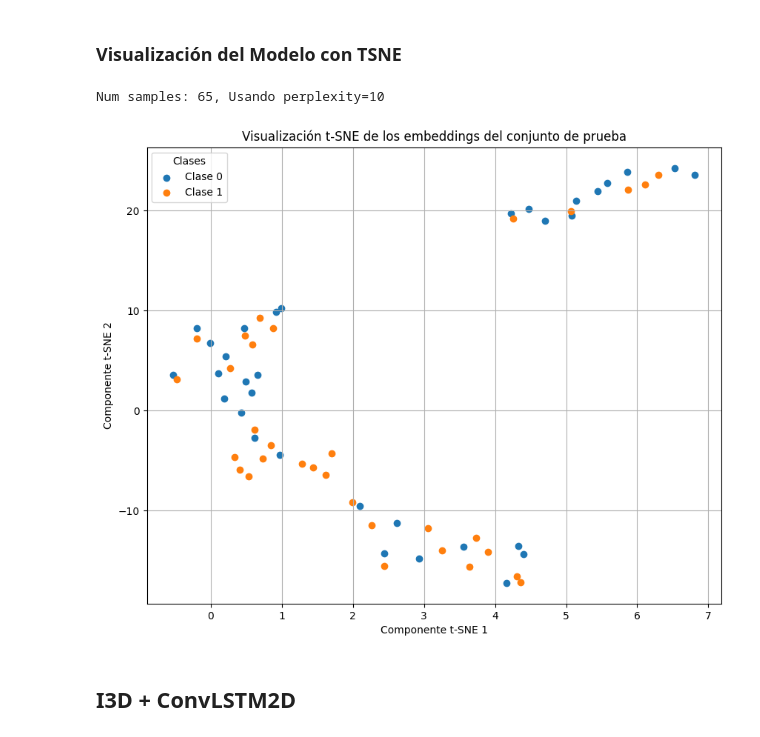
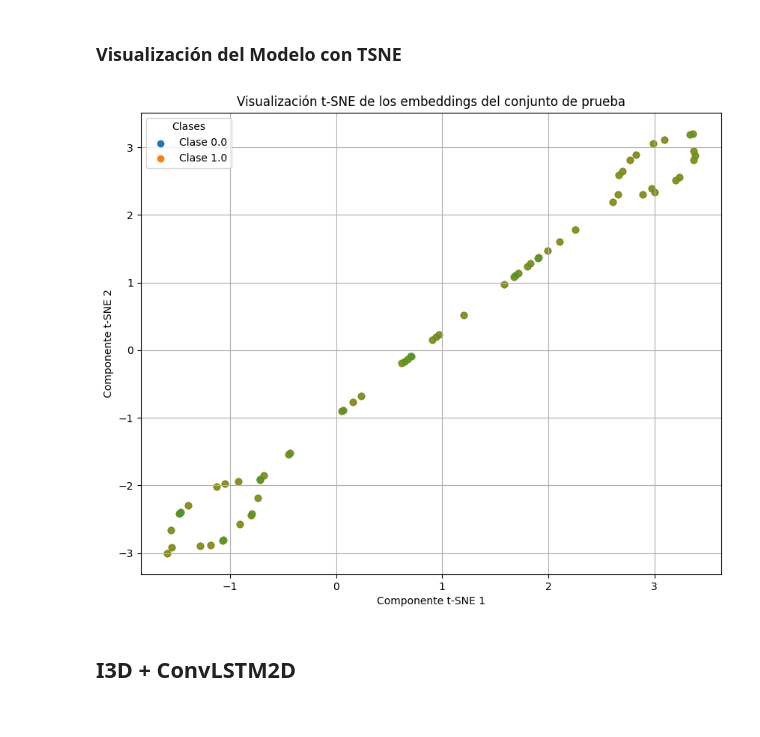
Before and after one commit to AndresH1234/Crime_Detection, a Jupyter notebook: notebooks/4_models.ipynb, the cells around one changed output. Cells and saved outputs as stored; diff of their text form; code cells hidden in the pictures.

```diff
--- a/notebooks/4_models.ipynb
+++ b/notebooks/4_models.ipynb
@@ -452,6 +409,6 @@ model_1 = KerasI3D(num_classes=num_classes)
 optimizer = tf.keras.optimizers.Adam(
     learning_rate=initial_learning_rate,
 )
-loss_fn = tf.keras.losses.BinaryCrossentropy(from_logits=True)
+loss_fn = tf.keras.losses.BinaryCrossentropy(from_logits=False)
 model_1.compile(optimizer=optimizer, loss=loss_fn, metrics=["accuracy", AUC(name="auc")])
 # %% [output]
@@ -469,4 +425,0 @@ coreClock: 1.41GHz coreCount: 108 deviceMemorySize: 79.25GiB deviceMemoryBandwid
-# %%
-for x, y in test_dataset.take(1):
-    print(x.shape)  # Debería ser (batch_size, num_frames, 224, 224, 3)
-    print(y.shape)
@@ -478,11 +426,10 @@ for x, y in test_dataset.take(1):
 # %%
 # Instanciar el LRFinder
-lr_finder = LRFinder(min_lr=1e-9, max_lr=1e-2, steps=65)
+lr_finder = LRFinder(min_lr=1e-11, max_lr=1e-2, steps=65, smoothing=0.5)
 # Ejecutar el LRFinder sobre un subconjunto del dataset (mejor si es un subconjunto pequeño)
 model_1.fit(
     train_dataset.take(200),  # puedes ajustar este valor según el tamaño de tus batches
     epochs=1,
-    batch_size=64,
     callbacks=[lr_finder]
 )
 # %% [output]
@@ -690,35 +649,32 @@ plt.show()
 # %%
 from sklearn.manifold import TSNE
 
 # Obtener las representaciones del modelo
 x_test = model_1.predict(test_dataset)  # Extrae los embeddings
 y_test = np.concatenate([y for _, y in test_dataset])  # Obtener etiquetas reales
 
 # Verificar el número de muestras
 num_samples = x_test.shape[0]
-perplexity_value = min(10, num_samples - 1)  # Ajustar perplexity dinámicamente
-
-print(f"Num samples: {num_samples}, Usando perplexity={perplexity_value}")
 
 # Aplicar t-SNE con un perplexity válido
-tsne = TSNE(n_components=2, random_state=42, perplexity=perplexity_value)
+tsne = TSNE(n_components=2, random_state=42)
 x_test_tsne = tsne.fit_transform(x_test)
 
 # Visualización
 plt.figure(figsize=(10, 8))
 for i in np.unique(y_test):
     idx = np.where(y_test == i)[0]
     plt.scatter(x_test_tsne[idx, 0], x_test_tsne[idx, 1], label=f"Clase {i}")
 
 plt.title("Visualización t-SNE de los embeddings del conjunto de prueba")
 plt.xlabel("Componente t-SNE 1")
 plt.ylabel("Componente t-SNE 2")
 plt.legend(title="Clases")
 plt.grid(True)
+plt.scatter(x_test_tsne[:, 0], x_test_tsne[:, 1], alpha=0.5)
 plt.show()
 # %% [output]
-Num samples: 65, Usando perplexity=10
-[figure, old version]
+[figure, new version]
 # %% [markdown]
 ## I3D + ConvLSTM2D
 # %%
```
Also changed, not shown: parts of 16 cells of this notebook.
